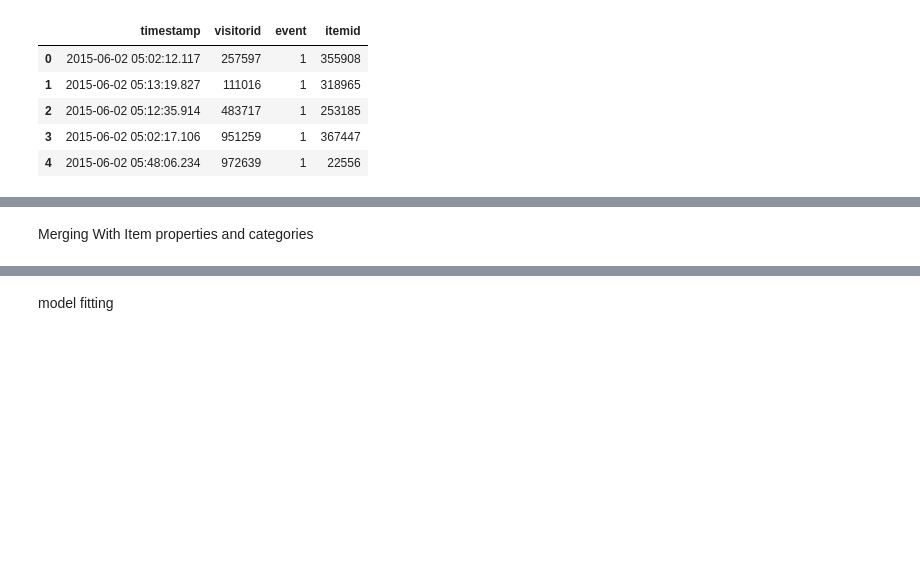
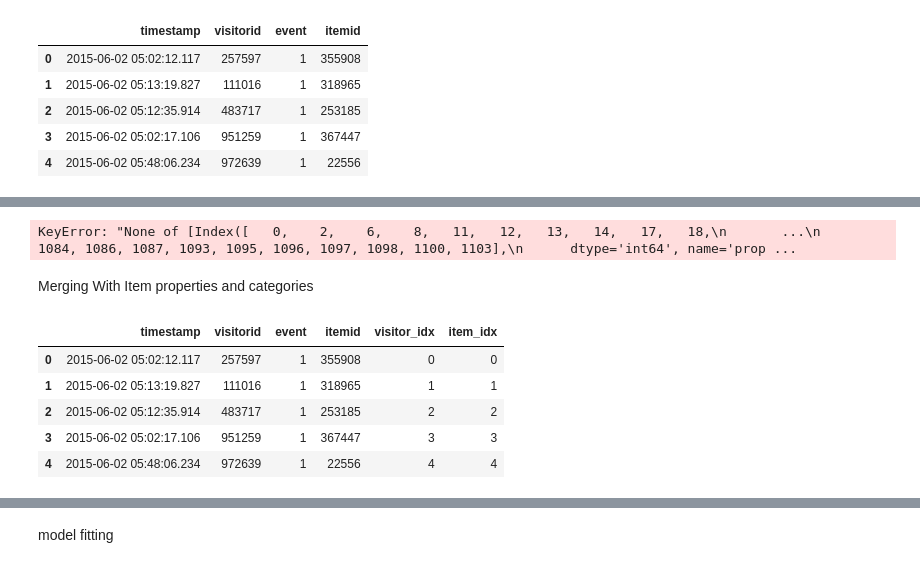
Before and after one commit to llawlaw23/Recommendation-System, a Jupyter notebook: analysis.ipynb, the cells around one changed output, grey strips where cells are left out. Drawn from its saved outputs; the diff is of its cells as text; code cells hidden in the pictures; blank space fills up the shorter version.

```diff
--- a/analysis.ipynb
+++ b/analysis.ipynb
@@ -370,3 +314,17 @@ Shape of the user-item interaction matrix: (1287164, 210443)
+# %%
+item_features_df = item_features_dask.compute()
+# item_feature_matrix = item_features_df.values
+# %% [output]
+KeyError: "None of [Index([   0,    2,    6,    8,   11,   12,   13,   14,   17,   18,\n       ...\n       1084, 1086, 1087, 1093, 1095, 1096, 1097, 1098, 1100, 1103],\n      dtype='int64', name='prop ...
 # %% [markdown]
 Merging With Item properties and categories
+# %%
+events_cleaned.head()
+# %% [output]
+|  | timestamp | visitorid | event | itemid | visitor_idx | item_idx |
+| 0 | 2015-06-02 05:02:12.117 | 257597 | 1 | 355908 | 0 | 0 |
+| 1 | 2015-06-02 05:13:19.827 | 111016 | 1 | 318965 | 1 | 1 |
+| 2 | 2015-06-02 05:12:35.914 | 483717 | 1 | 253185 | 2 | 2 |
+| 3 | 2015-06-02 05:02:17.106 | 951259 | 1 | 367447 | 3 | 3 |
+| 4 | 2015-06-02 05:48:06.234 | 972639 | 1 | 22556 | 4 | 4 |
 # %%
```
Also changed, not shown: parts of 102 cells of this notebook, 1 other file.
